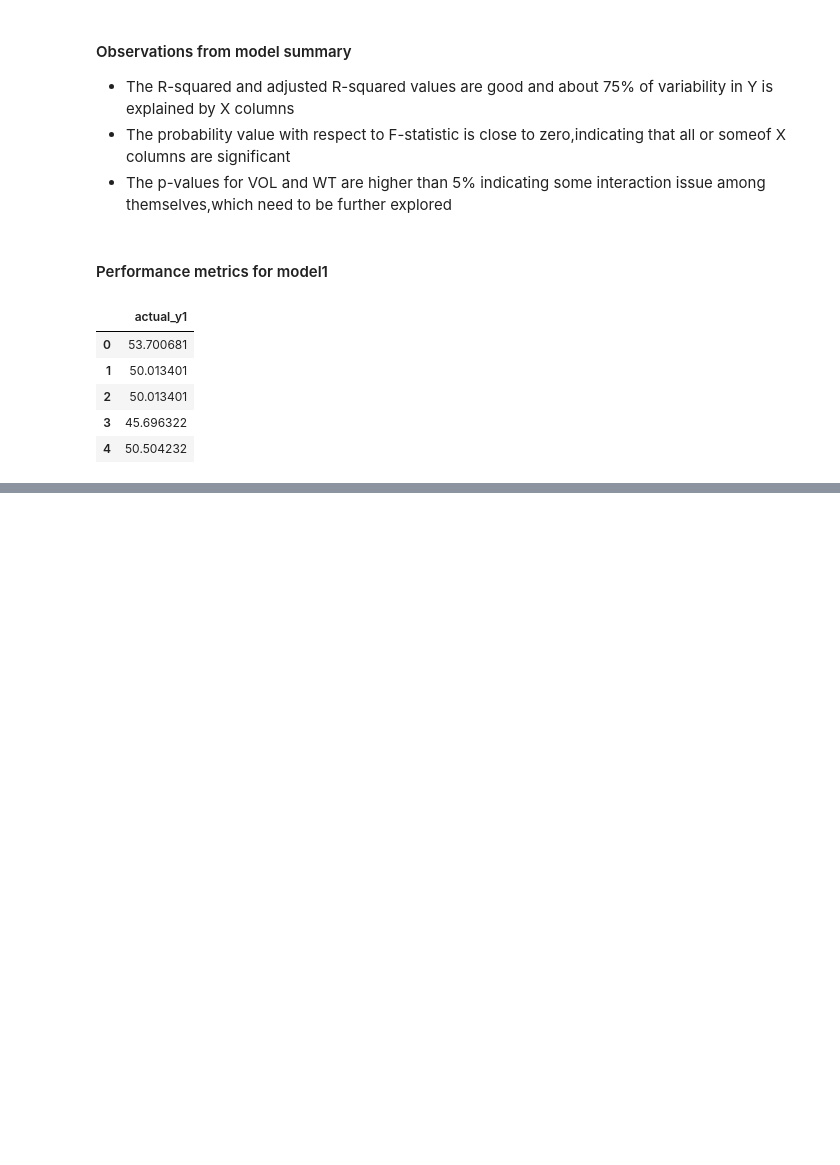
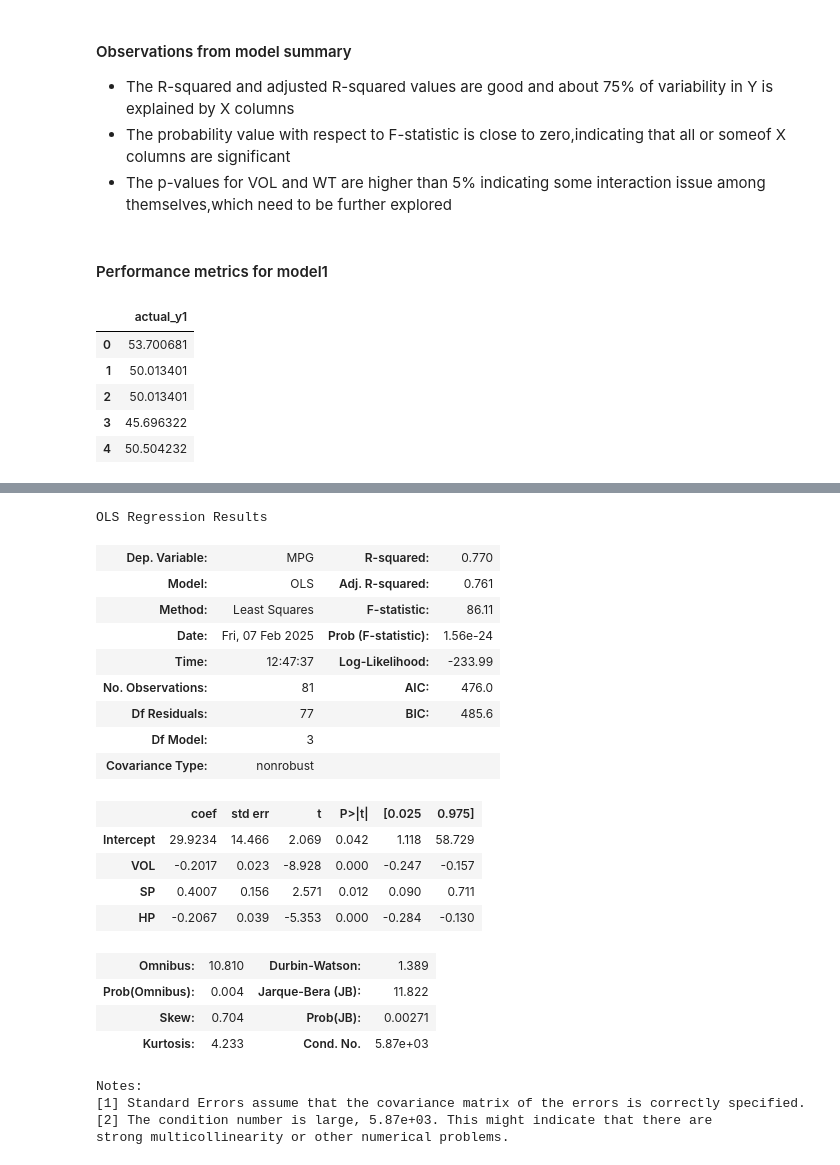
Before and after one commit to AnirudhReddy1252/AIML_TASK, a Jupyter notebook: Multi Regression.ipynb, the cells around one changed output, grey strips where cells are left out. Drawn from its saved outputs; the diff is of its cells as text; code cells hidden in the pictures; blank space fills up the shorter version.

```diff
--- a/Multi Regression.ipynb
+++ b/Multi Regression.ipynb
@@ -238,0 +291,3 @@ The original error message returned by patsy is:
+# %%
+cars1 = cars.drop("WT", axis=1)
+cars1.head()
@@ -238,0 +301,29 @@ The original error message returned by patsy is:
+# %%
+import statsmodels.formula.api as smf
+model2 = smf.ols('MPG~VOL+SP+HP',data=cars1).fit()
+# %%
+model2.summary()
+# %% [output]
+OLS Regression Results
+| Dep. Variable: | MPG | R-squared: | 0.770 |
+| Model: | OLS | Adj. R-squared: | 0.761 |
+| Method: | Least Squares | F-statistic: | 86.11 |
+| Date: | Fri, 07 Feb 2025 | Prob (F-statistic): | 1.56e-24 |
+| Time: | 12:47:37 | Log-Likelihood: | -233.99 |
+| No. Observations: | 81 | AIC: | 476.0 |
+| Df Residuals: | 77 | BIC: | 485.6 |
+| Df Model: | 3 |  |  |
+| Covariance Type: | nonrobust |  |  |
+|  | coef | std err | t | P>|t| | [0.025 | 0.975] |
+| Intercept | 29.9234 | 14.466 | 2.069 | 0.042 | 1.118 | 58.729 |
+| VOL | -0.2017 | 0.023 | -8.928 | 0.000 | -0.247 | -0.157 |
+| SP | 0.4007 | 0.156 | 2.571 | 0.012 | 0.090 | 0.711 |
+| HP | -0.2067 | 0.039 | -5.353 | 0.000 | -0.284 | -0.130 |
+| Omnibus: | 10.810 | Durbin-Watson: | 1.389 |
+| Prob(Omnibus): | 0.004 | Jarque-Bera (JB): | 11.822 |
+| Skew: | 0.704 | Prob(JB): | 0.00271 |
+| Kurtosis: | 4.233 | Cond. No. | 5.87e+03 |
+Notes:
+[1] Standard Errors assume that the covariance matrix of the errors is correctly specified.
+[2] The condition number is large, 5.87e+03. This might indicate that there are
+strong multicollinearity or other numerical problems.
```
Also changed, not shown: parts of 14 cells of this notebook.
